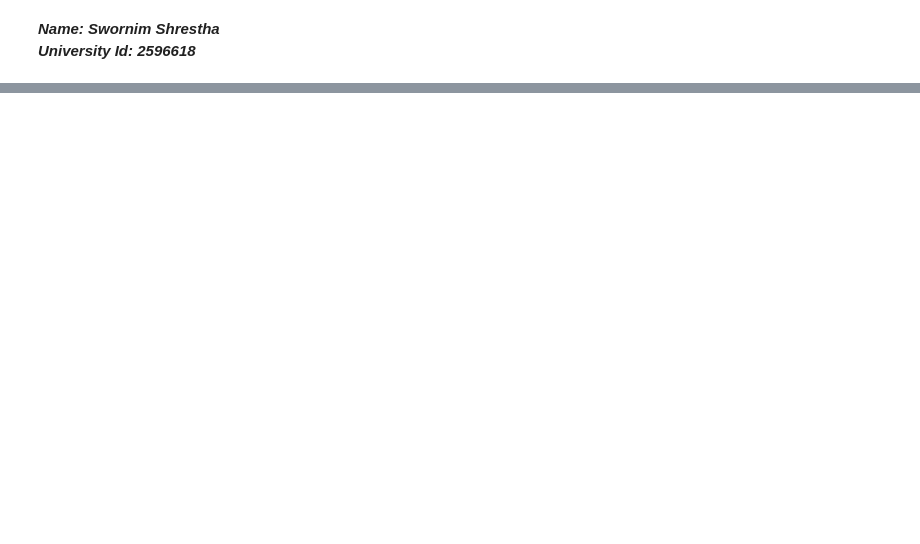
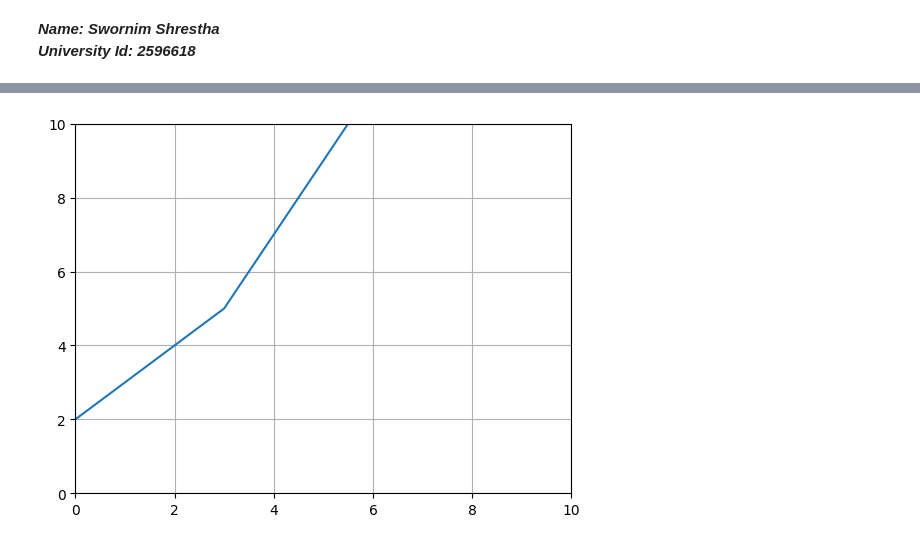
Before and after one commit to sthaswornim820-netizen/Computational-math, a Jupyter notebook: workshop3.ipynb, the cells around one changed output, grey strips where cells are left out. Cells and saved outputs as stored; diff of their text form; code cells hidden in the pictures; blank space fills up the shorter version.

```diff
--- a/workshop3.ipynb
+++ b/workshop3.ipynb
@@ -5,0 +20,14 @@
+# %%
+ # Task 1: Run and document the effect of these settings have on pyplot’s graph presentation.
+plt.xlim(0,10)
+plt.ylim(0,10)
+
+import matplotlib.pyplot as plt
+
+x=[2, 3, 4, 5, 7, 9, 11]
+
+plt.plot(x) #only one parameter ??
+plt.grid()
+plt.show()
+# %% [output]
+[figure, added]
```
Also changed, not shown: parts of 15 cells of this notebook.
